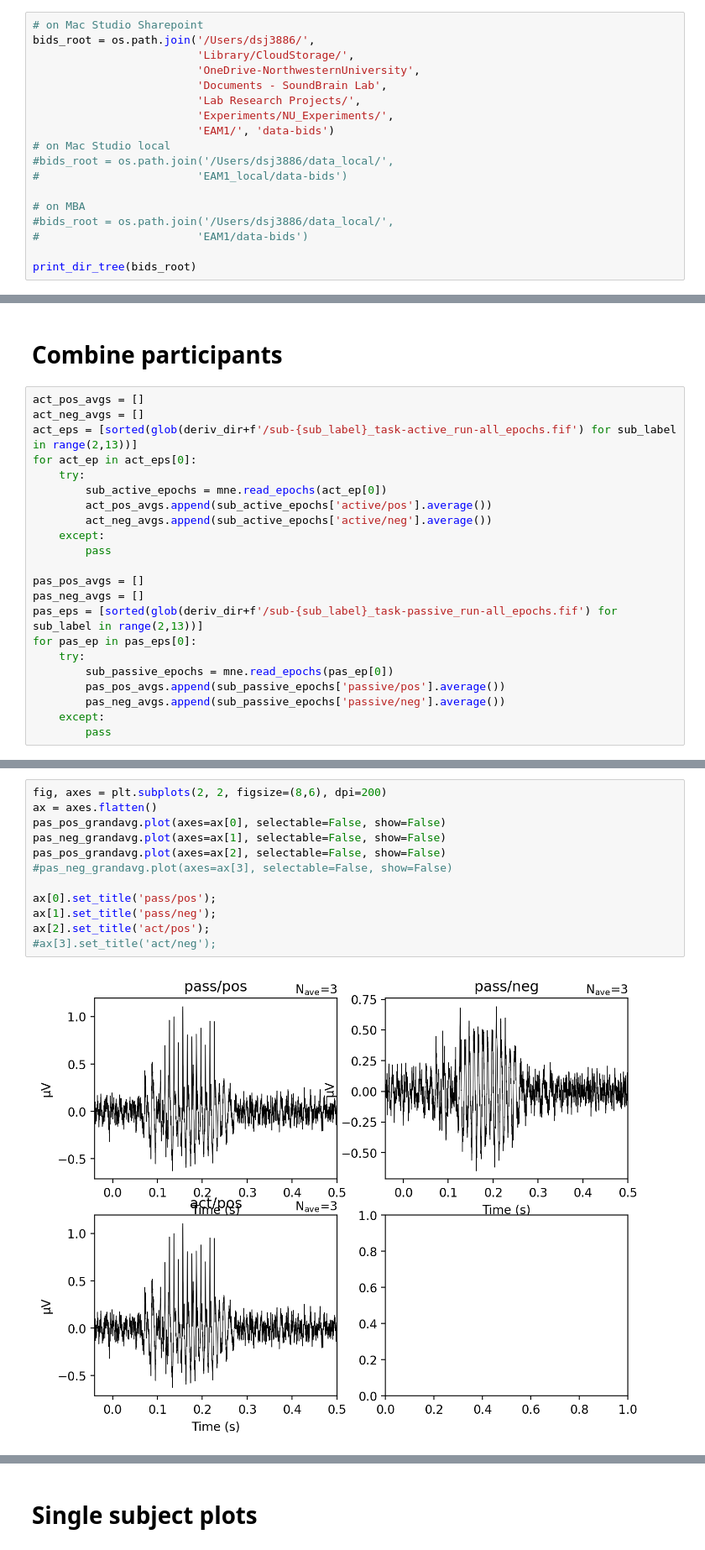
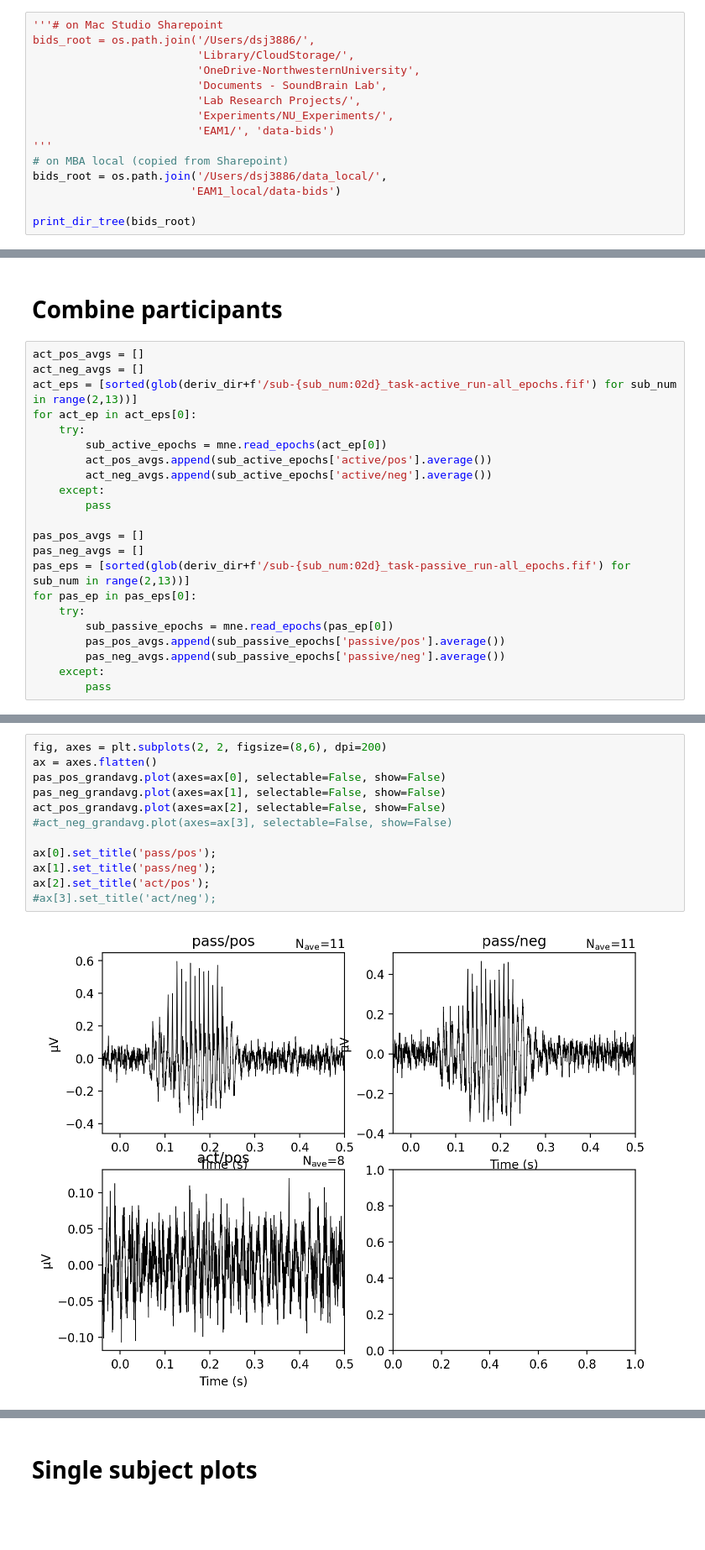
Before and after one commit to sitek/EAM1-FFR, a Jupyter notebook: ffr_processing-minimal_mne-bids.ipynb, the cells around one changed output, grey strips where cells are left out. Shown at 84% size. Drawn from its saved outputs; the diff is of its cells as text; blank space fills up the shorter version.

Commit message:
Added more grand avg plots and PSDs

```diff
--- a/ffr_processing-minimal_mne-bids.ipynb
+++ b/ffr_processing-minimal_mne-bids.ipynb
@@ -16,7 +16,7 @@ MNE–BIDS version 0.16.0
 # %% [markdown]
 ### define inputs
 # %%
-# on Mac Studio Sharepoint
+'''# on Mac Studio Sharepoint
 bids_root = os.path.join('/Users/dsj3886/',
                          'Library/CloudStorage/',
                          'OneDrive-NorthwesternUniversity',
@@ -24,13 +24,10 @@ bids_root = os.path.join('/Users/dsj3886/',
                          'Lab Research Projects/',
                          'Experiments/NU_Experiments/',
                          'EAM1/', 'data-bids')
-# on Mac Studio local
-#bids_root = os.path.join('/Users/dsj3886/data_local/',
-#                        'EAM1_local/data-bids')
-
-# on MBA
-#bids_root = os.path.join('/Users/dsj3886/data_local/',
-#                        'EAM1/data-bids')
+'''
+# on MBA local (copied from Sharepoint)
+bids_root = os.path.join('/Users/dsj3886/data_local/',
+                        'EAM1_local/data-bids')
 
 print_dir_tree(bids_root)
 # %% [output]
@@ -194,7 +191,7 @@ for sub_num in range(2, 35):
 # %%
 act_pos_avgs = []
 act_neg_avgs = []
-act_eps = [sorted(glob(deriv_dir+f'/sub-{sub_label}_task-active_run-all_epochs.fif') for sub_label in range(2,13))]
+act_eps = [sorted(glob(deriv_dir+f'/sub-{sub_num:02d}_task-active_run-all_epochs.fif') for sub_num in range(2,13))]
 for act_ep in act_eps[0]:
     try:
         sub_active_epochs = mne.read_epochs(act_ep[0])
@@ -205,7 +202,7 @@ for act_ep in act_eps[0]:
 
 pas_pos_avgs = []
 pas_neg_avgs = []
-pas_eps = [sorted(glob(deriv_dir+f'/sub-{sub_label}_task-passive_run-all_epochs.fif') for sub_label in range(2,13))]
+pas_eps = [sorted(glob(deriv_dir+f'/sub-{sub_num:02d}_task-passive_run-all_epochs.fif') for sub_num in range(2,13))]
 for pas_ep in pas_eps[0]:
     try:
         sub_passive_epochs = mne.read_epochs(pas_ep[0])
@@ -299,14 +429,14 @@ pas_pos_grandavg
 # %%
 fig, axes = plt.subplots(2, 2, figsize=(8,6), dpi=200)
 ax = axes.flatten()
 pas_pos_grandavg.plot(axes=ax[0], selectable=False, show=False)
 pas_neg_grandavg.plot(axes=ax[1], selectable=False, show=False)
-pas_pos_grandavg.plot(axes=ax[2], selectable=False, show=False)
-#pas_neg_grandavg.plot(axes=ax[3], selectable=False, show=False)
+act_pos_grandavg.plot(axes=ax[2], selectable=False, show=False)
+#act_neg_grandavg.plot(axes=ax[3], selectable=False, show=False)
 
 ax[0].set_title('pass/pos');
 ax[1].set_title('pass/neg');
 ax[2].set_title('act/pos');
 #ax[3].set_title('act/neg');
 # %% [output]
-[figure, old version]
+[figure, new version]
```
Also changed, not shown: parts of 11 cells of this notebook.
